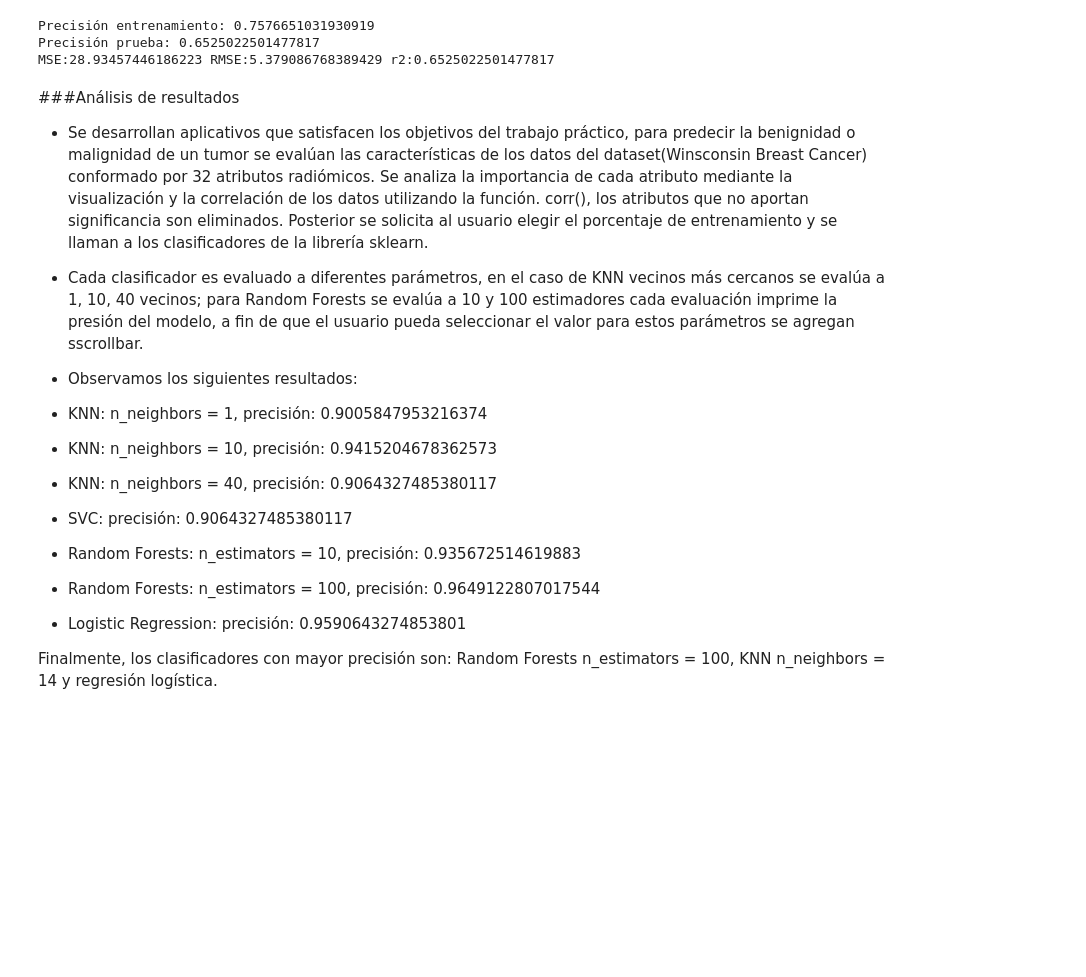
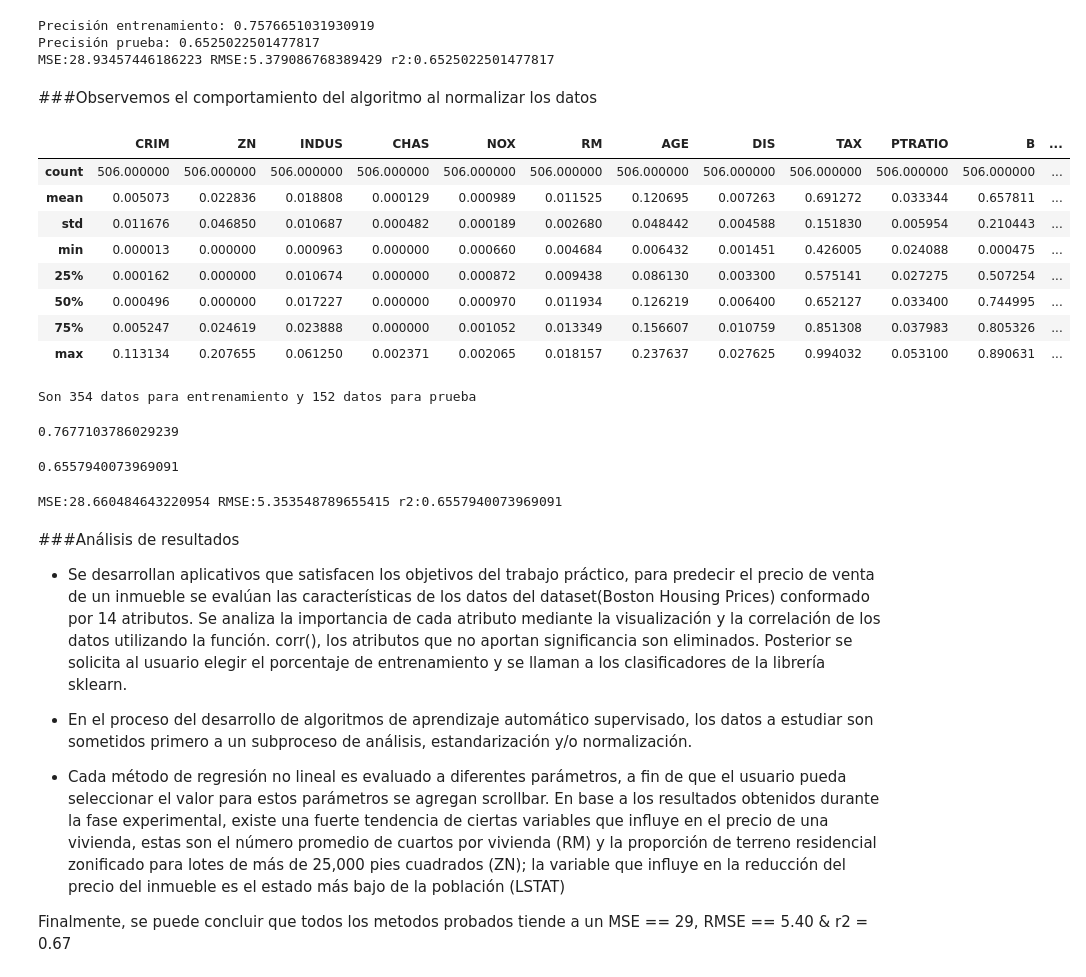
Before and after one commit to RonnyGuevara/Machine-Learning, a Jupyter notebook: TP6/TP6_ML.ipynb, the cells around one changed output. Drawn from its saved outputs; the diff is of its cells as text; code cells hidden in the pictures; blank space fills up the shorter version.

```diff
--- a/TP6/TP6_ML.ipynb
+++ b/TP6/TP6_ML.ipynb
@@ -478,22 +478,55 @@ print(f'MSE:{mean_squared_error(y_test,y_pred)} RMSE:{np.sqrt(mean_squared_error
 Precisión entrenamiento: 0.7576651031930919
 Precisión prueba: 0.6525022501477817
 MSE:28.93457446186223 RMSE:5.379086768389429 r2:0.6525022501477817
+# %% [markdown]
+###Observemos el comportamiento del algoritmo al normalizar los datos
+# %%
+from sklearn.preprocessing import normalize
+
+X_nor = df.drop(columns = 'MEDV', axis = 1)
+y_nor = df['MEDV']
+
+df_nor = normalize(X_nor)
+df_nor = pd.DataFrame(df_nor, columns = X_nor.columns)
+df_nor.describe()
+# %% [output]
+|  | CRIM | ZN | INDUS | CHAS | NOX | RM | AGE | DIS | TAX | PTRATIO | B | ... |
+| count | 506.000000 | 506.000000 | 506.000000 | 506.000000 | 506.000000 | 506.000000 | 506.000000 | 506.000000 | 506.000000 | 506.000000 | 506.000000 | ... |
+| mean | 0.005073 | 0.022836 | 0.018808 | 0.000129 | 0.000989 | 0.011525 | 0.120695 | 0.007263 | 0.691272 | 0.033344 | 0.657811 | ... |
+| std | 0.011676 | 0.046850 | 0.010687 | 0.000482 | 0.000189 | 0.002680 | 0.048442 | 0.004588 | 0.151830 | 0.005954 | 0.210443 | ... |
+| min | 0.000013 | 0.000000 | 0.000963 | 0.000000 | 0.000660 | 0.004684 | 0.006432 | 0.001451 | 0.426005 | 0.024088 | 0.000475 | ... |
+| 25% | 0.000162 | 0.000000 | 0.010674 | 0.000000 | 0.000872 | 0.009438 | 0.086130 | 0.003300 | 0.575141 | 0.027275 | 0.507254 | ... |
+| 50% | 0.000496 | 0.000000 | 0.017227 | 0.000000 | 0.000970 | 0.011934 | 0.126219 | 0.006400 | 0.652127 | 0.033400 | 0.744995 | ... |
+| 75% | 0.005247 | 0.024619 | 0.023888 | 0.000000 | 0.001052 | 0.013349 | 0.156607 | 0.010759 | 0.851308 | 0.037983 | 0.805326 | ... |
+| max | 0.113134 | 0.207655 | 0.061250 | 0.002371 | 0.002065 | 0.018157 | 0.237637 | 0.027625 | 0.994032 | 0.053100 | 0.890631 | ... |
+# %%
+from sklearn.model_selection import train_test_split
+X_train, X_test, y_train, y_test = train_test_split(df_nor, y_nor, test_size = 0.3, random_state = 0)
+print('Son {} datos para entrenamiento y {} datos para prueba'.format(X_train.shape[0], X_test.shape[0]))
+# %% [output]
+Son 354 datos para entrenamiento y 152 datos para prueba
+# %%
+from sklearn.linear_model import LinearRegression
+lr = LinearRegression()
+lr.fit(X_train, y_train)
+lr.score(X_train, y_train)
+# %% [output]
+0.7677103786029239
+# %%
+lr.score(X_test, y_test)
+# %% [output]
+0.6557940073969091
+# %%
+y_pred = lr.predict(X_test)
+print(f'MSE:{mean_squared_error(y_test,y_pred)} RMSE:{np.sqrt(mean_squared_error(y_test,y_pred))} r2:{r2_score(y_test,y_pred)}')
+# %% [output]
+MSE:28.660484643220954 RMSE:5.353548789655415 r2:0.6557940073969091
 # %% [markdown]
 ###Análisis de resultados
+*   Se desarrollan aplicativos que satisfacen los objetivos del trabajo práctico, para predecir el precio de venta de un inmueble se evalúan las características de los datos del dataset(Boston Housing Prices) conformado por 14 atributos. Se analiza la importancia de cada atributo mediante la visualización y la correlación de los datos utilizando la función. corr(), los atributos que no aportan significancia son eliminados. Posterior se solicita al usuario elegir el porcentaje de entrenamiento y se llaman a los clasificadores de la librería sklearn.
 
-*   Se desarrollan aplicativos que satisfacen los objetivos del trabajo práctico, para predecir la benignidad o malignidad de un tumor se evalúan las características de los datos del dataset(Winsconsin Breast Cancer) conformado por 32 atributos radiómicos. Se analiza la importancia de cada atributo mediante la visualización y la correlación de los datos utilizando la función. corr(), los atributos que no aportan significancia son eliminados. Posterior se solicita al usuario elegir el porcentaje de entrenamiento y se llaman a los clasificadores de la librería sklearn.
+*   En el proceso del desarrollo de algoritmos de aprendizaje automático supervisado, los datos a estudiar son sometidos primero a un subproceso de análisis, estandarización y/o normalización.
 
-*   Cada clasificador es evaluado a diferentes parámetros, en el caso de KNN vecinos más cercanos se evalúa a 1, 10, 40 vecinos; para Random Forests se evalúa a 10 y 100 estimadores cada evaluación imprime la presión del modelo, a fin de que el usuario pueda seleccionar el valor para estos parámetros se agregan sscrollbar.
+*   Cada método de regresión no lineal es evaluado a diferentes parámetros, a fin de que el usuario pueda seleccionar el valor para estos parámetros se agregan scrollbar. En base a los resultados obtenidos durante la fase experimental, existe una fuerte tendencia de ciertas variables que influye en el precio de una vivienda, estas son el número promedio de cuartos por vivienda (RM) y la proporción de terreno residencial zonificado para lotes de más de 25,000 pies cuadrados (ZN); la variable que influye en la reducción del precio del inmueble es el estado más bajo de la población (LSTAT)
 
-
-*   Observamos los siguientes resultados:
-
-  *   KNN: n_neighbors = 1, precisión: 0.9005847953216374
-  *   KNN: n_neighbors = 10, precisión: 0.9415204678362573
-  *   KNN: n_neighbors = 40, precisión: 0.9064327485380117
-  *   SVC: precisión: 0.9064327485380117
-  *   Random Forests: n_estimators = 10, precisión: 0.935672514619883
-  *   Random Forests: n_estimators = 100, precisión: 0.9649122807017544
-  *   Logistic Regression: precisión: 0.9590643274853801
-
-  Finalmente, los clasificadores con mayor precisión son: Random Forests n_estimators = 100, KNN n_neighbors = 14 y regresión logística.
+  Finalmente, se puede concluir que todos los metodos probados tiende a un MSE == 29, RMSE == 5.40 & r2 = 0.67
```
Also changed, not shown: parts of 7 cells of this notebook.
